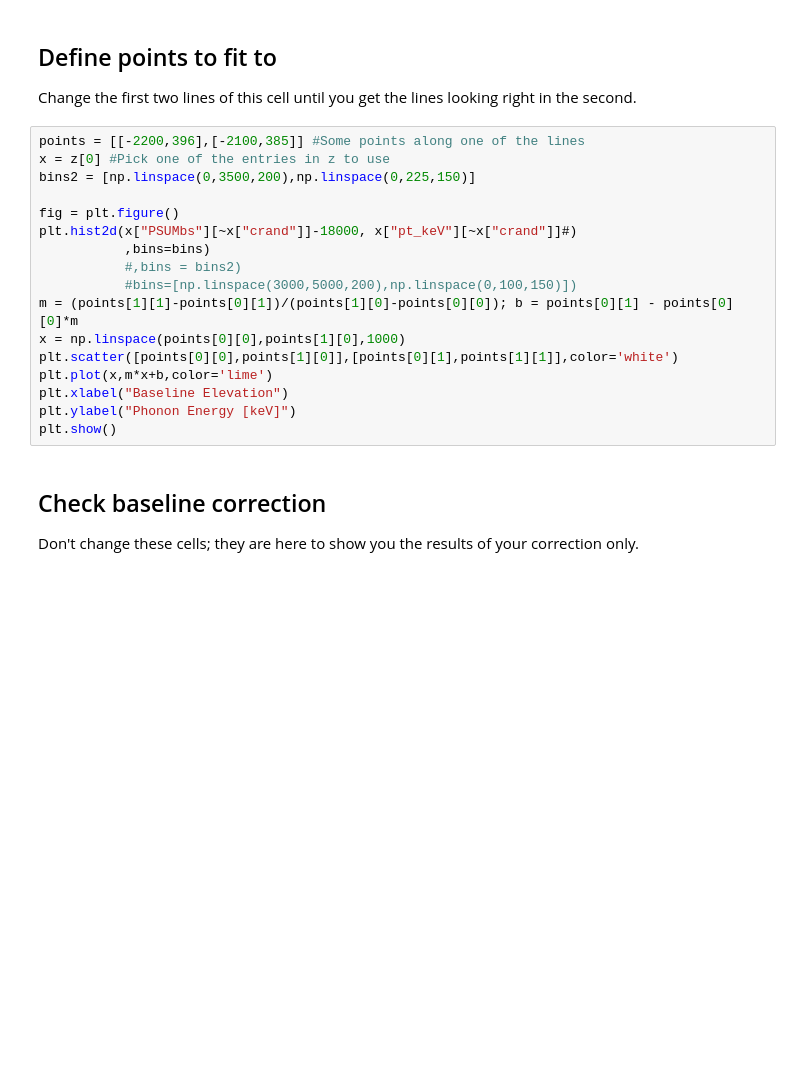
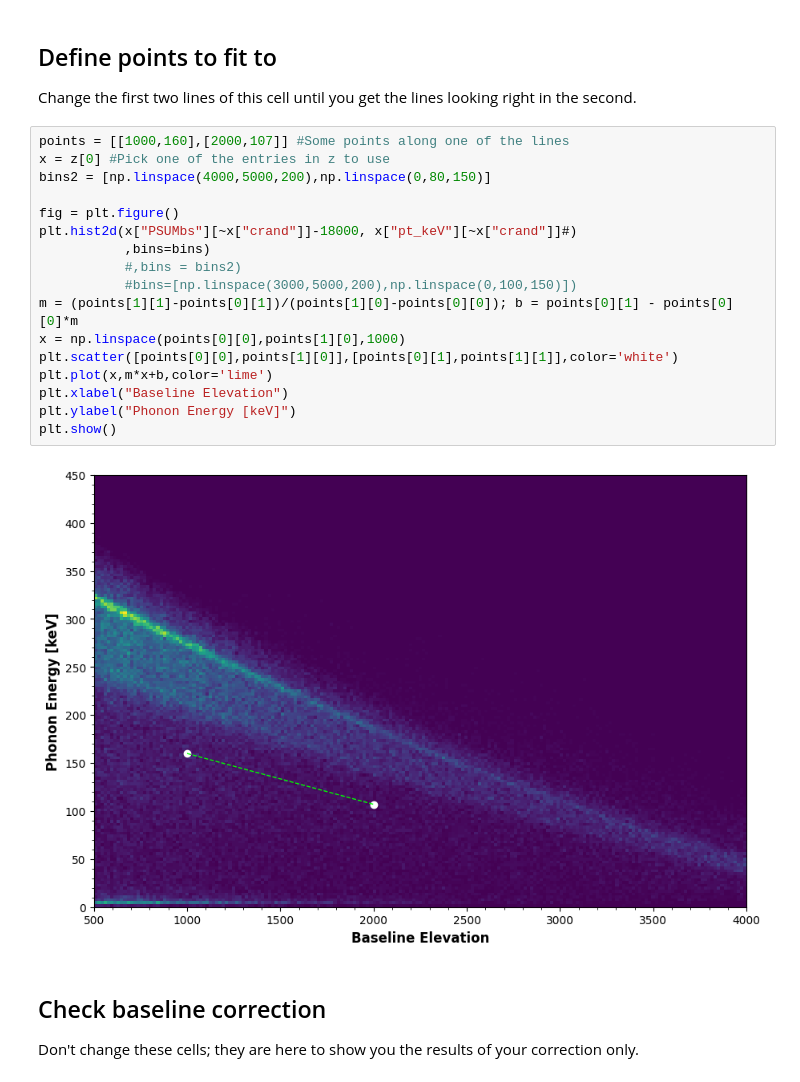
Before and after one commit to villano-lab/R76Analysis, a Jupyter notebook: Correction_Sandbox.ipynb, the cells around one changed output. Saved outputs shown, nothing was run; the diff lists cells and outputs as text; blank space fills up the shorter version.

```diff
--- a/Correction_Sandbox.ipynb
+++ b/Correction_Sandbox.ipynb
@@ -76,22 +78,24 @@ plt.show()
 ## Define points to fit to
 Change the first two lines of this cell until you get the lines looking right in the second.
 # %%
-points = [[-2200,396],[-2100,385]] #Some points along one of the lines
+points = [[1000,160],[2000,107]] #Some points along one of the lines
 x = z[0] #Pick one of the entries in z to use
-bins2 = [np.linspace(0,3500,200),np.linspace(0,225,150)]
+bins2 = [np.linspace(4000,5000,200),np.linspace(0,80,150)]
 
 fig = plt.figure()
 plt.hist2d(x["PSUMbs"][~x["crand"]]-18000, x["pt_keV"][~x["crand"]]#)
            ,bins=bins)
            #,bins = bins2)
            #bins=[np.linspace(3000,5000,200),np.linspace(0,100,150)])
 m = (points[1][1]-points[0][1])/(points[1][0]-points[0][0]); b = points[0][1] - points[0][0]*m
 x = np.linspace(points[0][0],points[1][0],1000)
 plt.scatter([points[0][0],points[1][0]],[points[0][1],points[1][1]],color='white')
 plt.plot(x,m*x+b,color='lime')
 plt.xlabel("Baseline Elevation")
 plt.ylabel("Phonon Energy [keV]")
 plt.show()
+# %% [output]
+[figure, added]
 # %% [markdown]
 ## Check baseline correction
 
```
Also changed, not shown: parts of 8 cells of this notebook, 4 other files.
